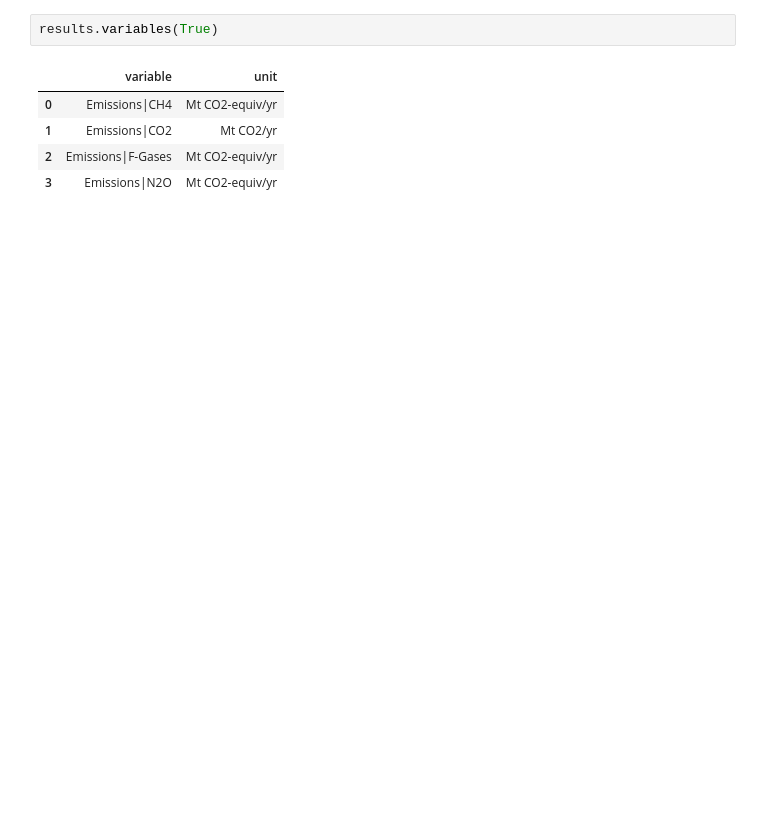
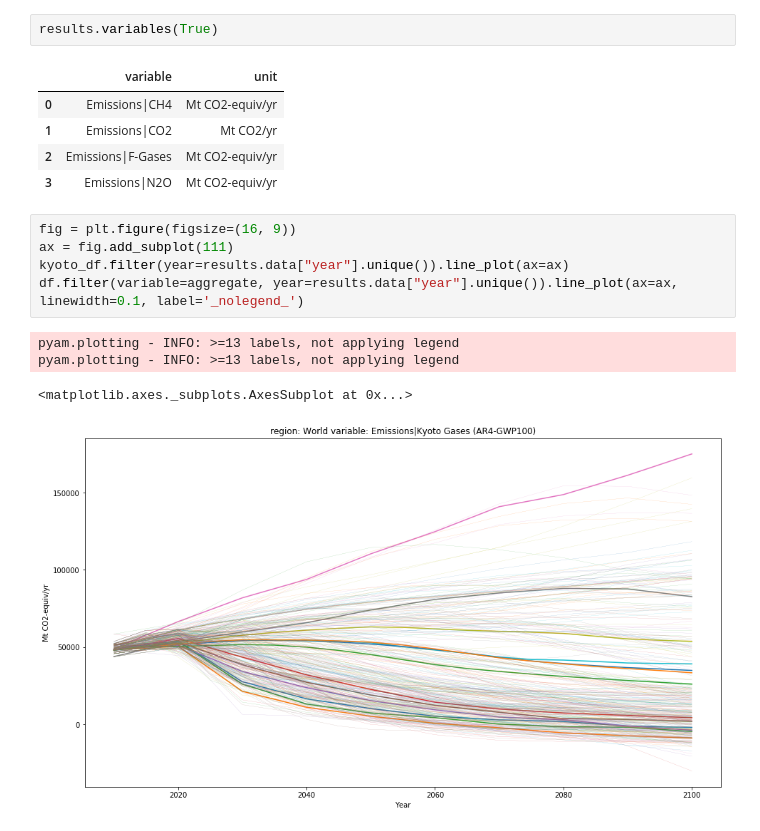
Before and after one commit to GranthamImperial/silicone_examples, a Jupyter notebook: notebooks/Split_up_kyoto_gases.ipynb, the cells around one changed output. Cells and saved outputs as stored; diff of their text form; blank space fills up the shorter version.

```diff
--- a/notebooks/Split_up_kyoto_gases.ipynb
+++ b/notebooks/Split_up_kyoto_gases.ipynb
@@ -104,3 +104,13 @@ results.variables(True)
 | 1 | Emissions|CO2 | Mt CO2/yr |
 | 2 | Emissions|F-Gases | Mt CO2-equiv/yr |
 | 3 | Emissions|N2O | Mt CO2-equiv/yr |
+# %%
+fig = plt.figure(figsize=(16, 9))
+ax = fig.add_subplot(111)
+kyoto_df.filter(year=results.data["year"].unique()).line_plot(ax=ax)
+df.filter(variable=aggregate, year=results.data["year"].unique()).line_plot(ax=ax, linewidth=0.1, label='_nolegend_')
+# %% [output]
+pyam.plotting - INFO: >=13 labels, not applying legend
+pyam.plotting - INFO: >=13 labels, not applying legend
+<matplotlib.axes._subplots.AxesSubplot at 0x...>
+[figure, added]
```
Also changed, not shown: parts of 7 cells of this notebook, 3 other files.
